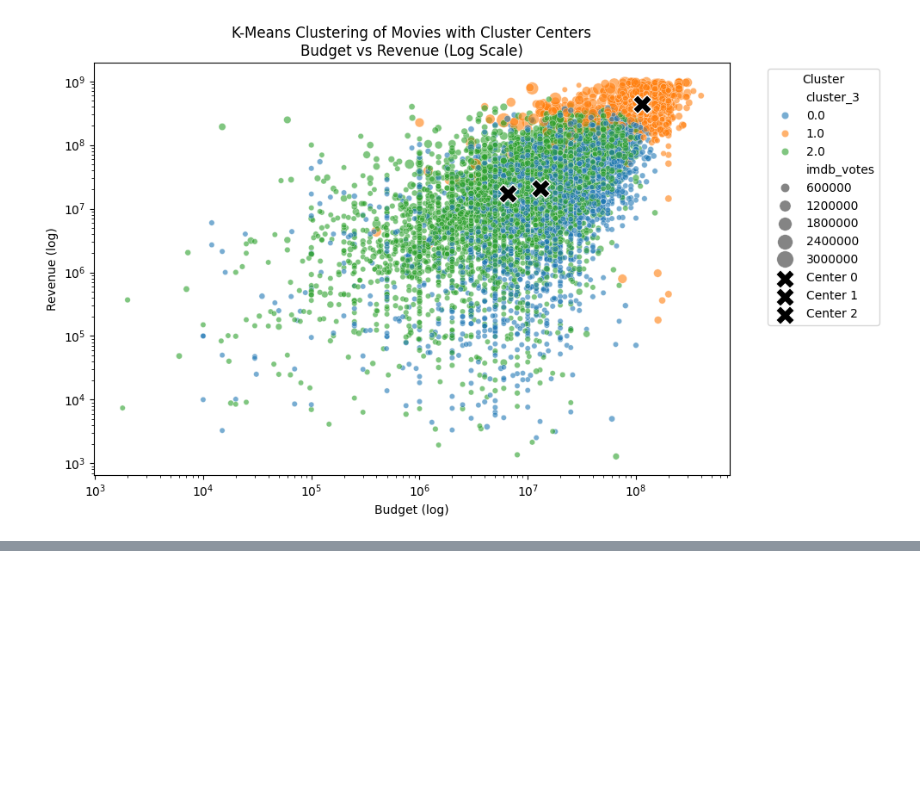
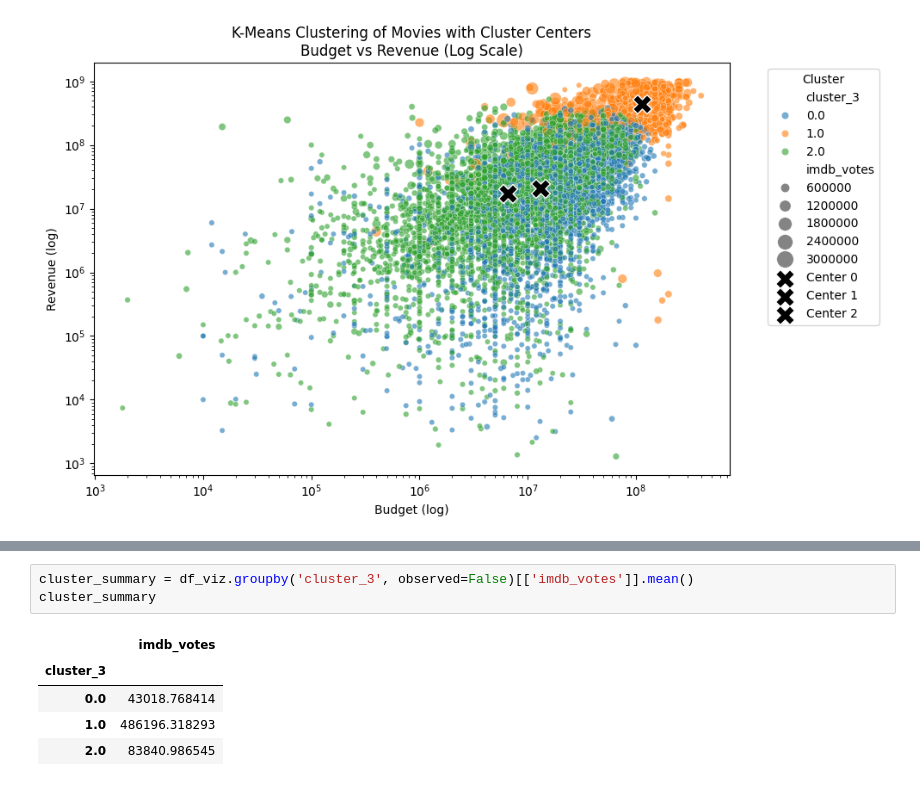
Before and after one commit to john-brannigan/Film_Profit_and_Rating_Analysis, a Jupyter notebook: FinancialCriticalSuccess.ipynb, the cells around one changed output, grey strips where cells are left out. Cells and saved outputs as stored; diff of their text form; blank space fills up the shorter version.

```diff
--- a/FinancialCriticalSuccess.ipynb
+++ b/FinancialCriticalSuccess.ipynb
@@ -329,0 +339,9 @@ plt.show()
+# %%
+cluster_summary = df_viz.groupby('cluster_3', observed=False)[['imdb_votes']].mean()
+cluster_summary
+# %% [output]
+|  | imdb_votes |
+| cluster_3 |  |
+| 0.0 | 43018.768414 |
+| 1.0 | 486196.318293 |
+| 2.0 | 83840.986545 |
```
Also changed, not shown: parts of 7 cells of this notebook, 1 other file.
